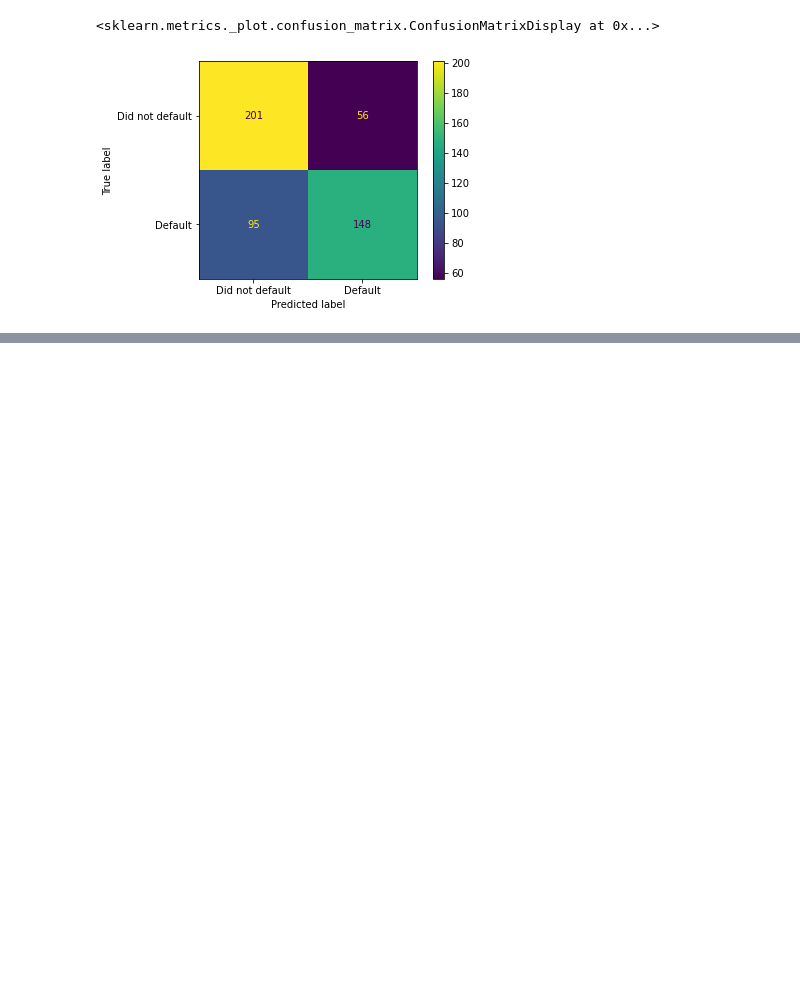
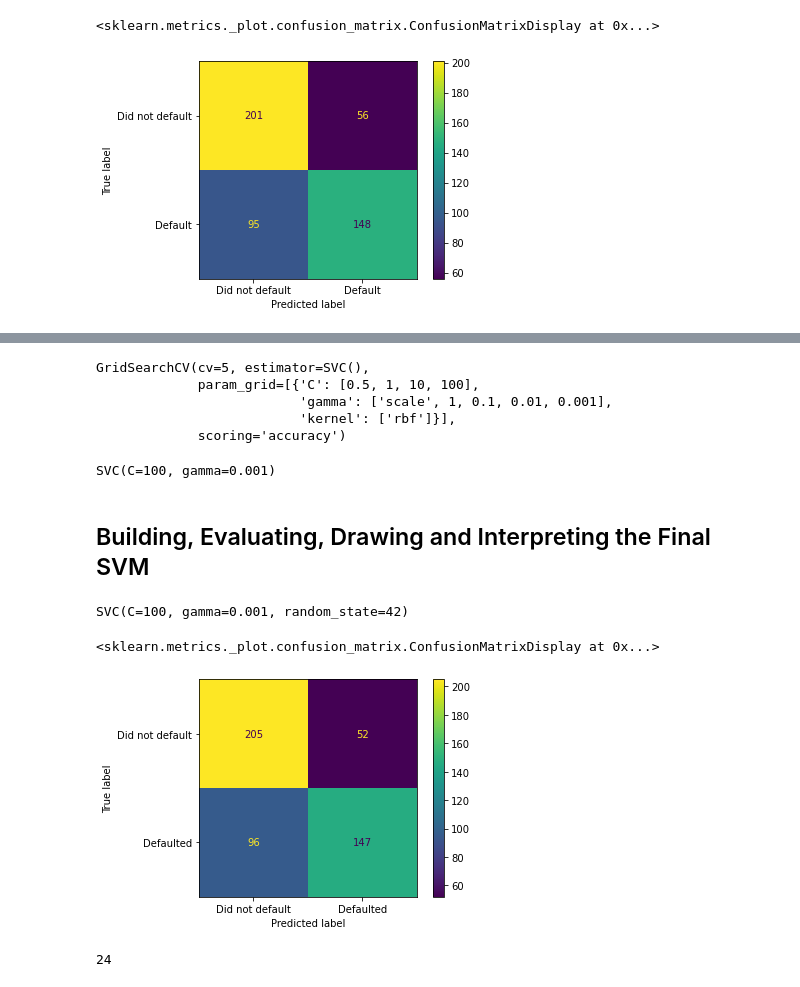
Before and after one commit to lkarjun/data-science-from-scratch, a Jupyter notebook: 16 Logistic Rigression/support_vector_machine.ipynb, the cells around one changed output, grey strips where cells are left out. Saved outputs shown, nothing was run; the diff lists cells and outputs as text; code cells hidden in the pictures; blank space fills up the shorter version.

```diff
--- a/16 Logistic Rigression/support_vector_machine.ipynb
+++ b/16 Logistic Rigression/support_vector_machine.ipynb
@@ -228,0 +231,43 @@ plot_confusion_matrix(clf_svm,
+# %%
+param_grid = [
+    {'C': [0.5, 1, 10, 100],
+    'gamma': ['scale', 1, 0.1, 0.01, 0.001],
+    'kernel': ['rbf']}
+]
+# %%
+optimal_params = GridSearchCV(SVC(),
+                              param_grid,
+                              cv=5,
+                              scoring='accuracy')
+# %%
+optimal_params.fit(X_train_scaled, y_train)
+# %% [output]
+GridSearchCV(cv=5, estimator=SVC(),
+             param_grid=[{'C': [0.5, 1, 10, 100],
+                          'gamma': ['scale', 1, 0.1, 0.01, 0.001],
+                          'kernel': ['rbf']}],
+             scoring='accuracy')
+# %%
+print(optimal_params.best_estimator_)
+# %% [output]
+SVC(C=100, gamma=0.001)
+# %% [markdown]
+## Building, Evaluating, Drawing and Interpreting the Final SVM
+# %%
+clf_svm = SVC(random_state=42, C=100, gamma=0.001)
+clf_svm.fit(X_train_scaled, y_train)
+# %% [output]
+SVC(C=100, gamma=0.001, random_state=42)
+# %%
+plot_confusion_matrix(clf_svm,
+                      X_test_scaled,
+                      y_test,
+                      values_format='d',
+                      display_labels=["Did not default", "Defaulted"])
+# %% [output]
+<sklearn.metrics._plot.confusion_matrix.ConfusionMatrixDisplay at 0x...>
+[figure, added]
+# %%
+len(df_downsample.columns)
+# %% [output]
+24
```
Also changed, not shown: parts of 8 cells of this notebook.
